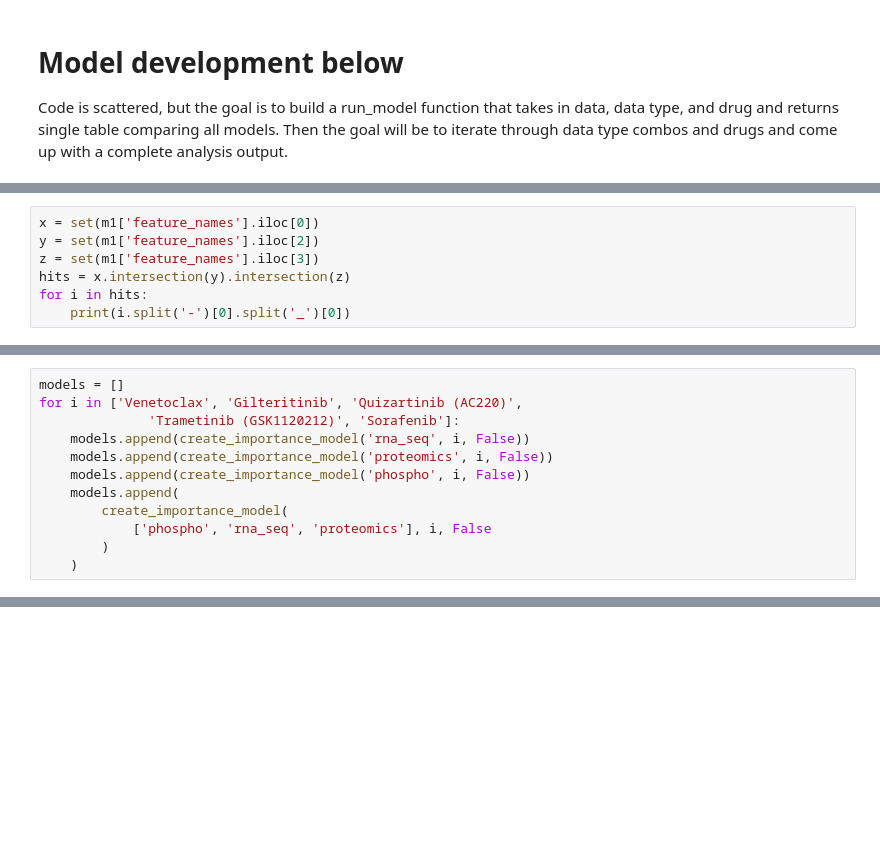
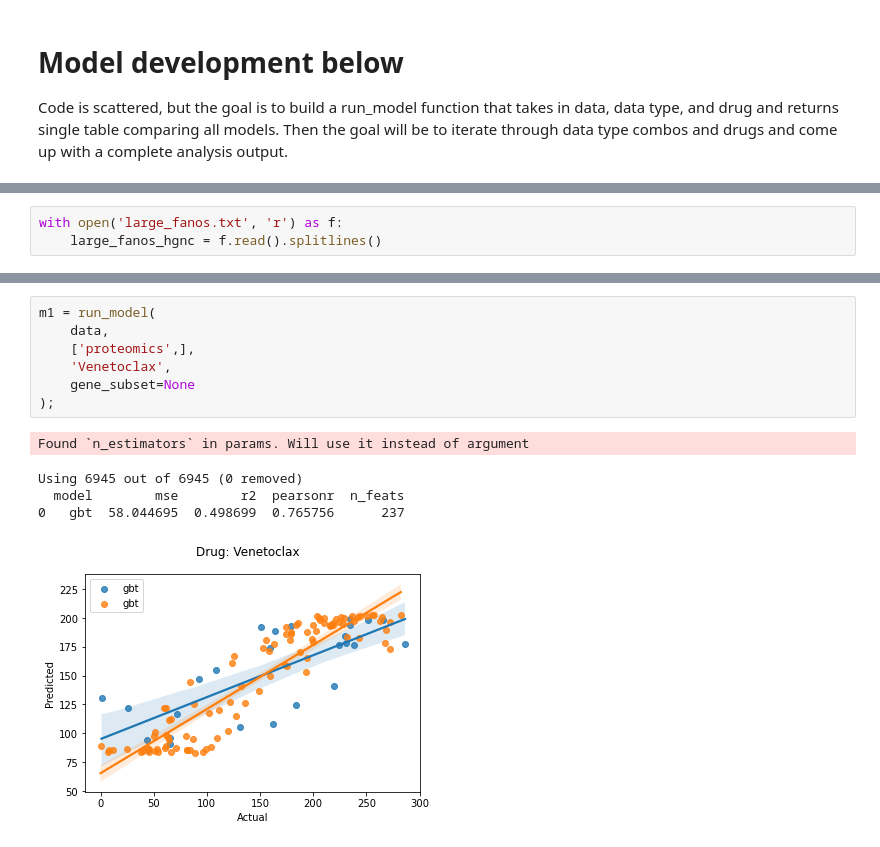
Before and after one commit to PNNL-CompBio/BeatAMLproteomics, a Jupyter notebook: pybeataml/run_models.ipynb, the cells around one changed output, grey strips where cells are left out. Cells and saved outputs as stored; diff of their text form; blank space fills up the shorter version.

```diff
--- a/pybeataml/run_models.ipynb
+++ b/pybeataml/run_models.ipynb
@@ -236,7 +96,0 @@ m1 = run_model(
-# %%
-x = set(m1['feature_names'].iloc[0])
-y = set(m1['feature_names'].iloc[2])
-z = set(m1['feature_names'].iloc[3])
-hits = x.intersection(y).intersection(z)
-for i in hits:
-    print(i.split('-')[0].split('_')[0])
@@ -646,12 +96,0 @@ g = sns.catplot(x="count", y="index",
-# %%
-models = []
-for i in ['Venetoclax', 'Gilteritinib', 'Quizartinib (AC220)',
-              'Trametinib (GSK1120212)', 'Sorafenib']:
-    models.append(create_importance_model('rna_seq', i, False))
-    models.append(create_importance_model('proteomics', i, False))
-    models.append(create_importance_model('phospho', i, False))
-    models.append(
-        create_importance_model(
-            ['phospho', 'rna_seq', 'proteomics'], i, False
-        )
-    )
@@ -856,0 +97,3 @@ run_nn('Venetoclax', 'Venetoclax', True)
+# %%
+with open('large_fanos.txt', 'r') as f:
+    large_fanos_hgnc = f.read().splitlines()
@@ -856,0 +226,13 @@ run_nn('Venetoclax', 'Venetoclax', True)
+# %%
+m1 = run_model(
+    data,
+    ['proteomics',],
+    'Venetoclax',
+    gene_subset=None
+);
+# %% [output]
+Found `n_estimators` in params. Will use it instead of argument
+Using 6945 out of 6945 (0 removed)
+  model        mse        r2  pearsonr  n_feats
+0   gbt  58.044695  0.498699  0.765756      237
+[figure, added]
```
Also changed, not shown: parts of 60 cells of this notebook, 7 other files.
